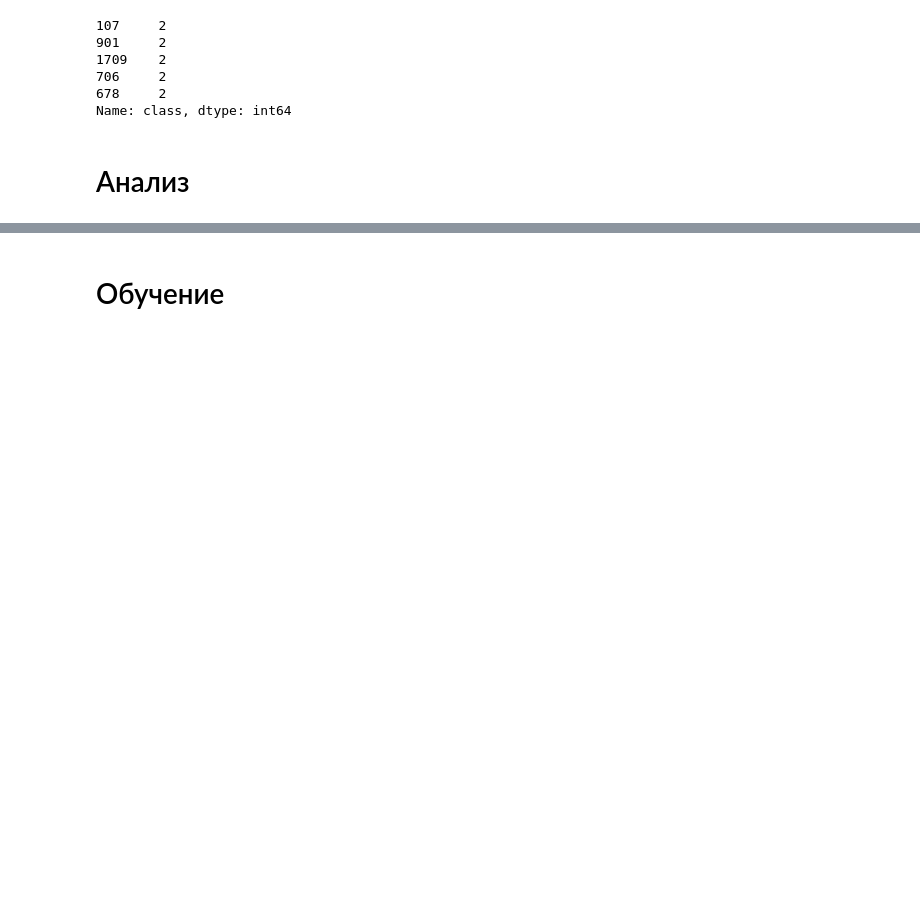
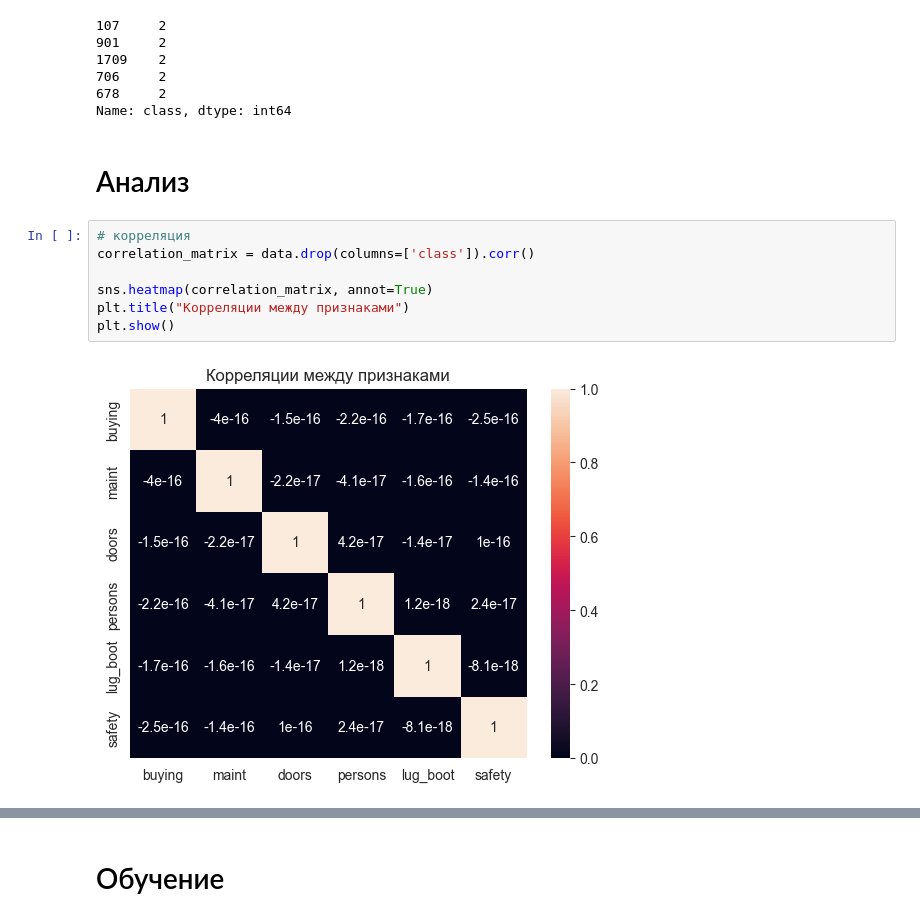
Before and after one commit to kudrmax/ml-hse-hw, a Jupyter notebook: hw1/solution.ipynb, the cells around one changed output, grey strips where cells are left out. Drawn from its saved outputs; the diff is of its cells as text; blank space fills up the shorter version.

```diff
--- a/hw1/solution.ipynb
+++ b/hw1/solution.ipynb
@@ -89,3 +89,12 @@ y_train.head()
 Name: class, dtype: int64
 # %% [markdown]
 # Анализ
+# %%
+# корреляция
+correlation_matrix = data.drop(columns=['class']).corr()
+
+sns.heatmap(correlation_matrix, annot=True)
+plt.title("Корреляции между признаками")
+plt.show()
+# %% [output]
+[figure, added]
```
Also changed, not shown: parts of 4 cells of this notebook.
